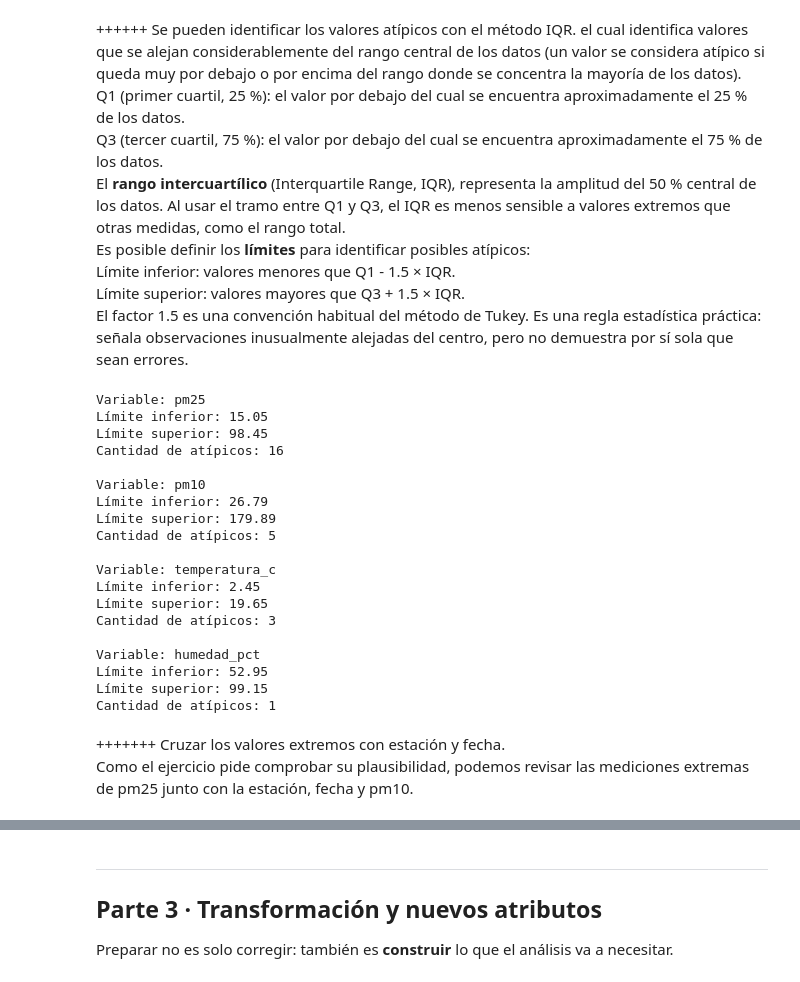
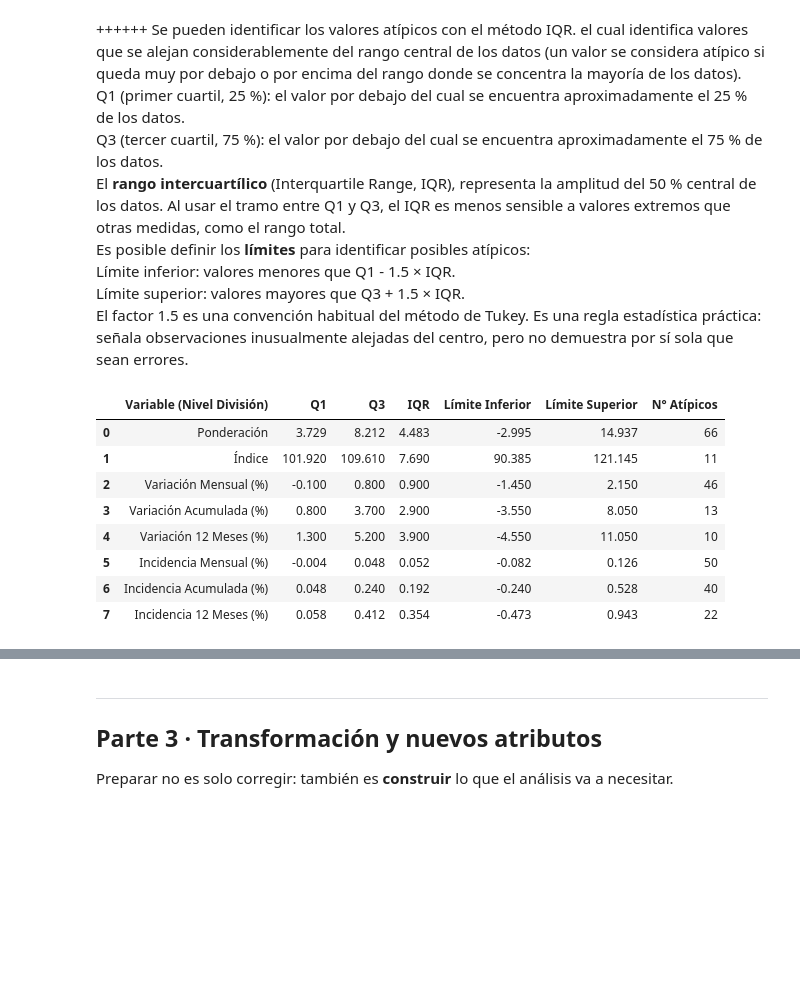
Before and after one commit to frandresst-wq/Proyecto-de-Ciencia-de-Datos, a Jupyter notebook: S2_Notebook_Laboratorio_CDD_Soto_Franco.ipynb, the cells around one changed output, grey strips where cells are left out. Drawn from its saved outputs; the diff is of its cells as text; code cells hidden in the pictures; blank space fills up the shorter version.

```diff
--- a/S2_Notebook_Laboratorio_CDD_Soto_Franco.ipynb
+++ b/S2_Notebook_Laboratorio_CDD_Soto_Franco.ipynb
@@ -661,44 +623,35 @@ El factor 1.5 es una convención habitual del método de Tukey. Es una regla est
 # %%
 # Tu código aquí
 # Identificar valores atípicos
-columnas = ['pm25', 'pm10', 'temperatura_c', 'humedad_pct']
+df_div = df[df['nivel_jerarquico'] == '1_Division'].copy()
 
-for col in columnas:
-    Q1 = df[col].quantile(0.25)
-    Q3 = df[col].quantile(0.75)
+resumen_atipicos = []
+for col in columnas_numericas:
+    Q1 = df_div[col].quantile(0.25)
+    Q3 = df_div[col].quantile(0.75)
     IQR = Q3 - Q1
+    inf = Q1 - 1.5 * IQR
+    sup = Q3 + 1.5 * IQR
+    atipicos = df_div[(df_div[col] < inf) | (df_div[col] > superior if 'superior' in locals() else df_div[col] > sup)]
+    atipicos = df_div[(df_div[col] < inf) | (df_div[col] > sup)]
+    resumen_atipicos.append({
+        'Variable (Nivel División)': col,
+        'Q1': round(Q1, 3),
+        'Q3': round(Q3, 3),
+        'IQR': round(IQR, 3),
+        'Límite Inferior': round(inf, 3),
+        'Límite Superior': round(sup, 3),
+        'N° Atípicos': len(atipicos)
+    })
 
-    inferior = Q1 - 1.5 * IQR
-    superior = Q3 + 1.5 * IQR
-
-    atipicos = df[
-        (df[col] < inferior) | (df[col] > superior)
-    ]
-
-    print('\nVariable:', col)
-    print('Límite inferior:', round(inferior, 2))
-    print('Límite superior:', round(superior, 2))
-    print('Cantidad de atípicos:', len(atipicos))
+display(pd.DataFrame(resumen_atipicos))
 # %% [output]
-Variable: pm25
-Límite inferior: 15.05
-Límite superior: 98.45
-Cantidad de atípicos: 16
-
-Variable: pm10
-Límite inferior: 26.79
-Límite superior: 179.89
-Cantidad de atípicos: 5
-
-Variable: temperatura_c
-Límite inferior: 2.45
-Límite superior: 19.65
-Cantidad de atípicos: 3
-
-Variable: humedad_pct
-Límite inferior: 52.95
-Límite superior: 99.15
-Cantidad de atípicos: 1
+|  | Variable (Nivel División) | Q1 | Q3 | IQR | Límite Inferior | Límite Superior | N° Atípicos |
+| 0 | Ponderación | 3.729 | 8.212 | 4.483 | -2.995 | 14.937 | 66 |
+| 1 | Índice | 101.920 | 109.610 | 7.690 | 90.385 | 121.145 | 11 |
+| 2 | Variación Mensual (%) | -0.100 | 0.800 | 0.900 | -1.450 | 2.150 | 46 |
+| 3 | Variación Acumulada (%) | 0.800 | 3.700 | 2.900 | -3.550 | 8.050 | 13 |
+| 4 | Variación 12 Meses (%) | 1.300 | 5.200 | 3.900 | -4.550 | 11.050 | 10 |
+| 5 | Incidencia Mensual (%) | -0.004 | 0.048 | 0.052 | -0.082 | 0.126 | 50 |
+| 6 | Incidencia Acumulada (%) | 0.048 | 0.240 | 0.192 | -0.240 | 0.528 | 40 |
+| 7 | Incidencia 12 Meses (%) | 0.058 | 0.412 | 0.354 | -0.473 | 0.943 | 22 |
-# %% [markdown]
-+++++++ Cruzar los valores extremos con estación y fecha.\
-Como el ejercicio pide comprobar su plausibilidad, podemos revisar las mediciones extremas de pm25 junto con la estación, fecha y pm10.
```
Also changed, not shown: parts of 29 cells of this notebook.
